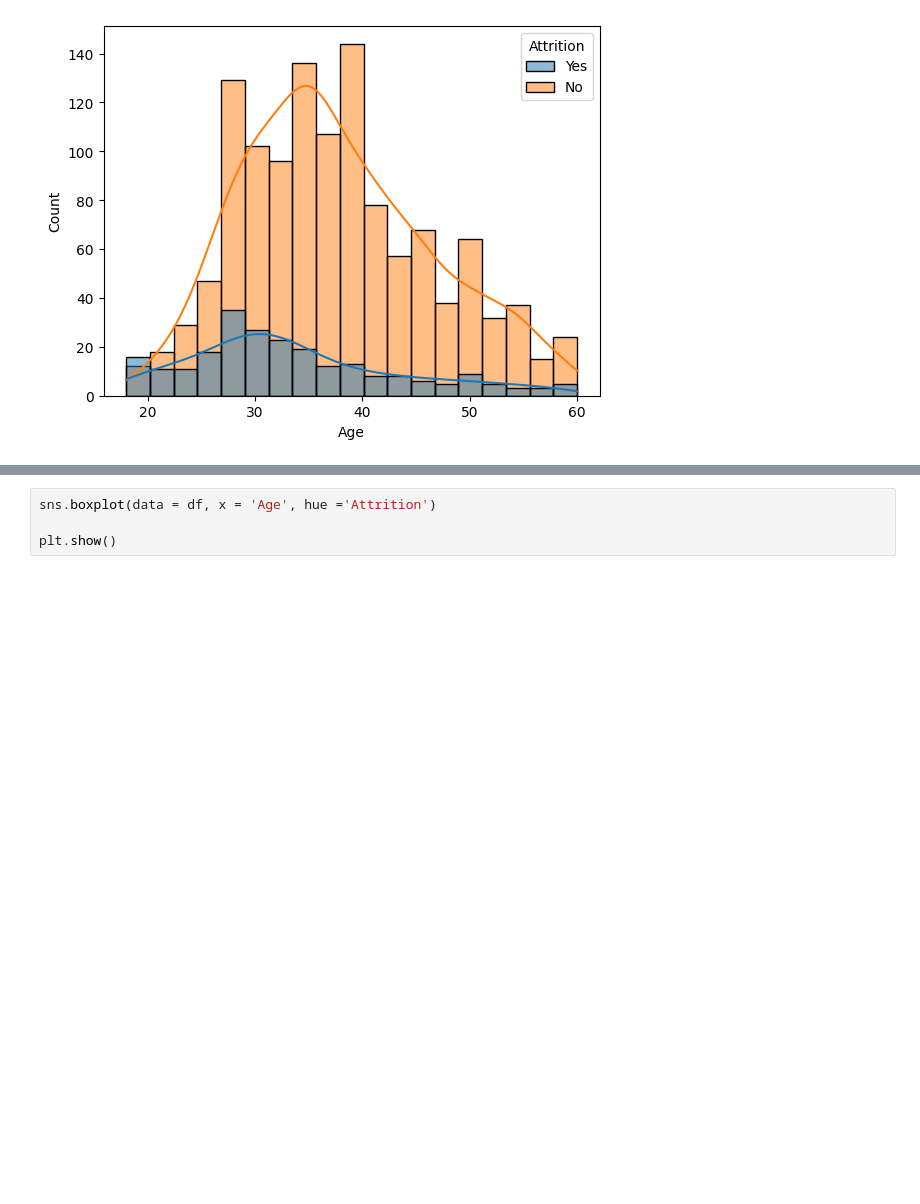
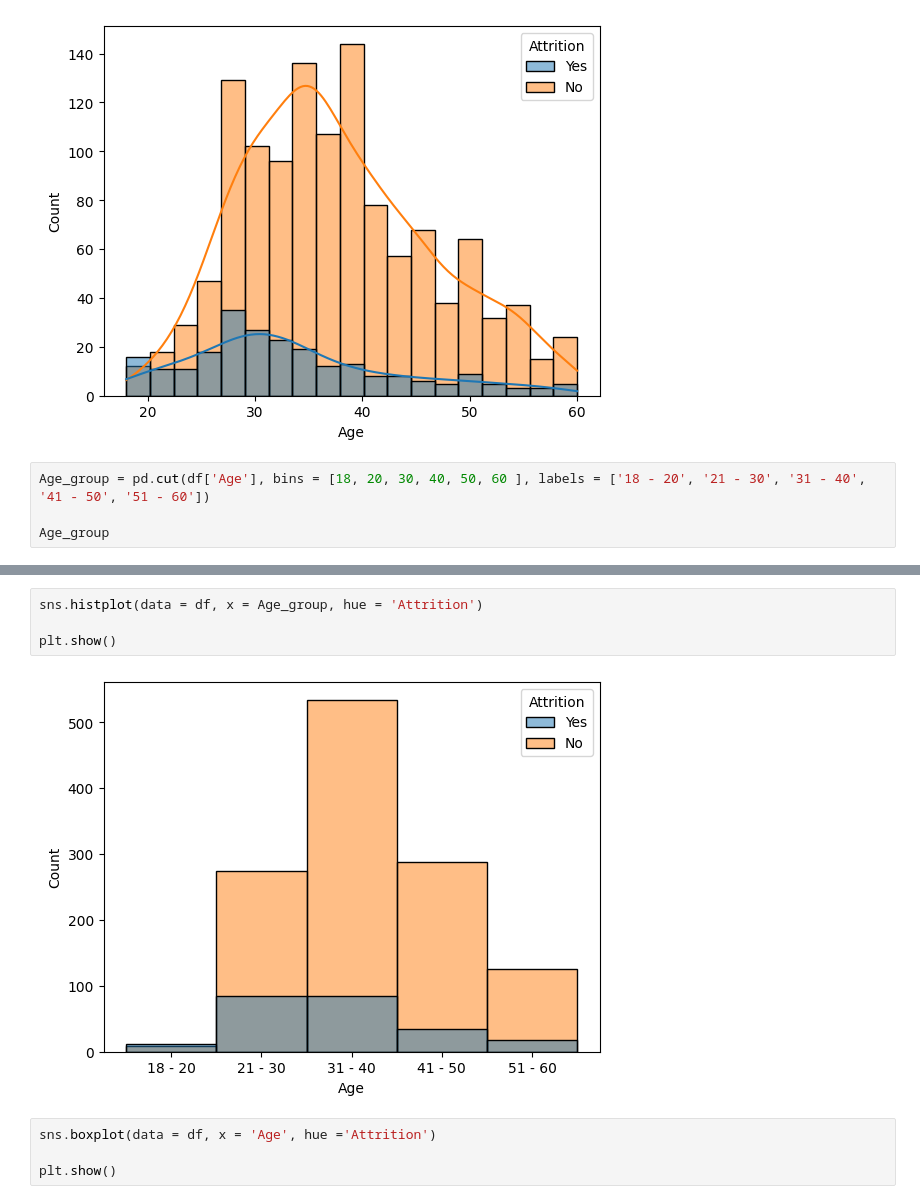
Before and after one commit to CreativeTob/InsightHQ, a Jupyter notebook: main.ipynb, the cells around one changed output, grey strips where cells are left out. Cells and saved outputs as stored; diff of their text form; blank space fills up the shorter version.

```diff
--- a/main.ipynb
+++ b/main.ipynb
@@ -224,3 +299,7 @@ sns.histplot(data = df, x = 'Age', hue ='Attrition', kde=True)
 plt.show()
 # %% [output]
 [figure]
+# %%
+Age_group = pd.cut(df['Age'], bins = [18, 20, 30, 40, 50, 60 ], labels = ['18 - 20', '21 - 30', '31 - 40', '41 - 50', '51 - 60'])
+
+Age_group
@@ -227,3 +320,9 @@ plt.show()
+# %%
+sns.histplot(data = df, x = Age_group, hue = 'Attrition')
+
+plt.show()
+# %% [output]
+[figure, added]
 # %%
 sns.boxplot(data = df, x = 'Age', hue ='Attrition')
 
```
Also changed, not shown: parts of 37 cells of this notebook.
